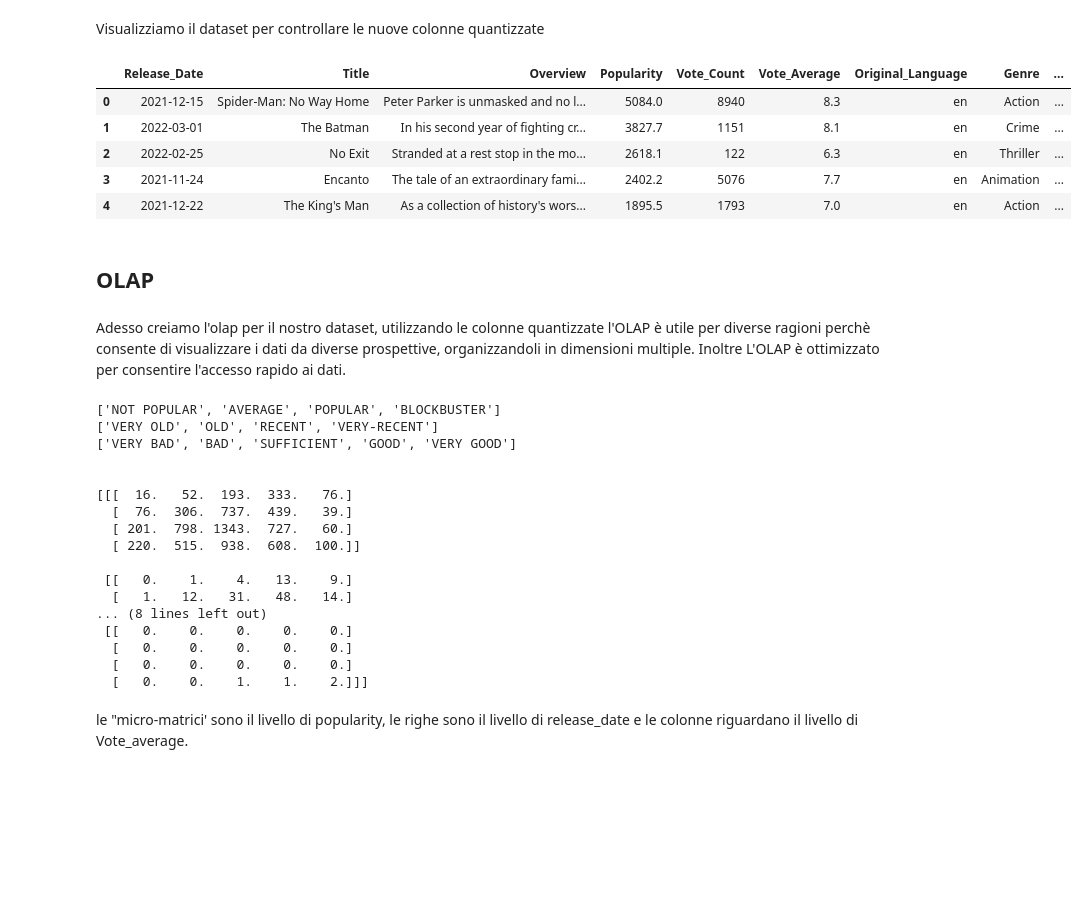
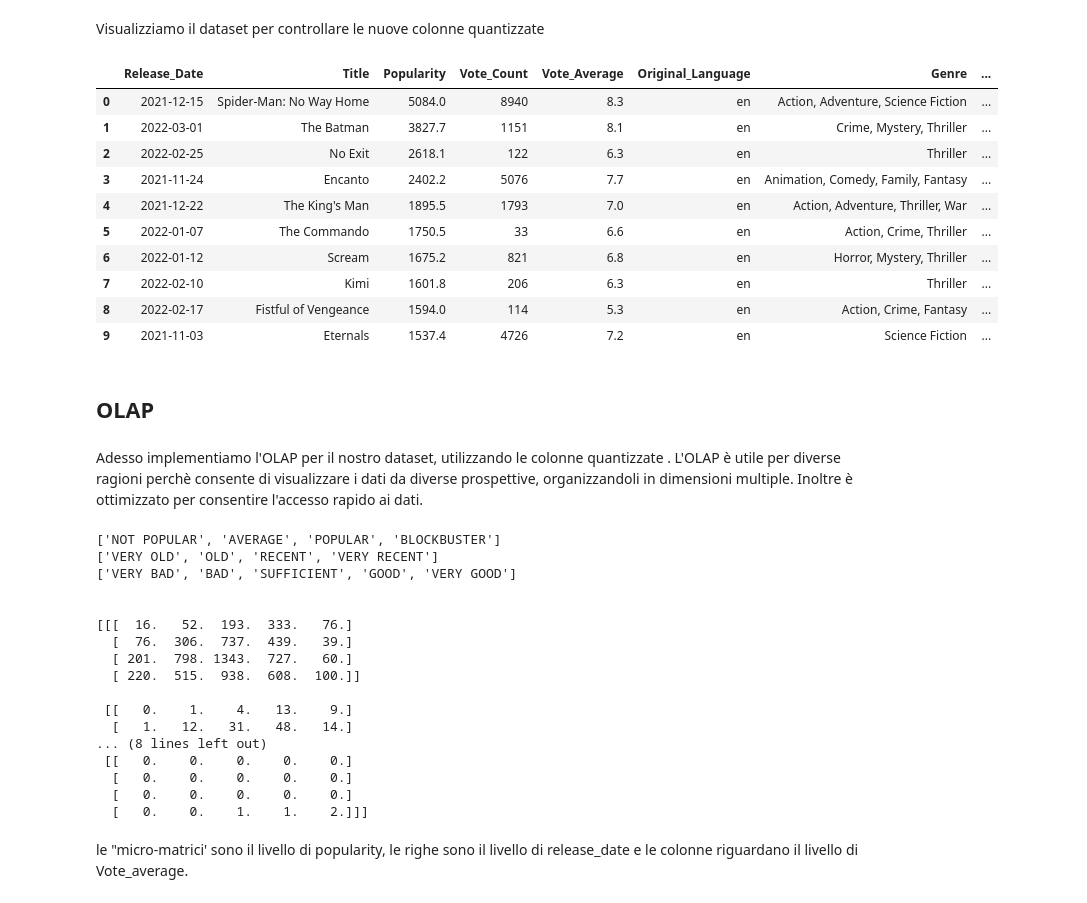
Before and after one commit to giampyhatesyou/Ids, a Jupyter notebook: pr.ipynb, the cells around one changed output. Cells and saved outputs as stored; diff of their text form; code cells hidden in the pictures; blank space fills up the shorter version.

```diff
--- a/pr.ipynb
+++ b/pr.ipynb
@@ -67,6 +66,9 @@ Procediamo con la prima parte dell'analisi, la pulizia del dataset, che ci perme
 #Togliamo poster_url
 dataset = dataset.drop('Poster_Url', axis=1)
 
+#Togliamo la colonna overview
+dataset = dataset.drop('Overview', axis=1)
+
 #troviamo i valori nulli nel dataset
 dataset.isnull().sum()
 # %% [output]
@@ -177,12 +186,10 @@ Quantizziamo anche popularity
 3. POPULAR = [60, 1999.9]
 4. BLOCKBUSTER = [2000, 5084]
 # %%
-quantize_release_date = ['VERY OLD', 'OLD', 'RECENT', 'VERY-RECENT']
+quantize_release_date = ['VERY OLD', 'OLD', 'RECENT', 'VERY RECENT']
 minimum = [1900, 1981, 2001, 2016]
 maximum = [1980, 2000, 2015, 2024]
 
-dataset.Release_Date = pd.to_datetime(dataset.Release_Date)
-dataset.dtypes
 for i in range(4):
     dataset.loc[dataset['Release_Date'].dt.year.between(minimum[i], maximum[i]), 'quant_Release_Date'] = quantize_release_date[i]
 # %%
@@ -210,19 +217,24 @@ for i in range(4):
 Visualizziamo il dataset per controllare le nuove colonne quantizzate
 # %%
 dataset.describe()
-dataset.head()
+dataset.head(10)
 # %% [output]
-|  | Release_Date | Title | Overview | Popularity | Vote_Count | Vote_Average | Original_Language | Genre | ... |
-| 0 | 2021-12-15 | Spider-Man: No Way Home | Peter Parker is unmasked and no l... | 5084.0 | 8940 | 8.3 | en | Action | ... |
-| 1 | 2022-03-01 | The Batman | In his second year of fighting cr... | 3827.7 | 1151 | 8.1 | en | Crime | ... |
-| 2 | 2022-02-25 | No Exit | Stranded at a rest stop in the mo... | 2618.1 | 122 | 6.3 | en | Thriller | ... |
-| 3 | 2021-11-24 | Encanto | The tale of an extraordinary fami... | 2402.2 | 5076 | 7.7 | en | Animation | ... |
-| 4 | 2021-12-22 | The King's Man | As a collection of history's wors... | 1895.5 | 1793 | 7.0 | en | Action | ... |
+|  | Release_Date | Title | Popularity | Vote_Count | Vote_Average | Original_Language | Genre | ... |
+| 0 | 2021-12-15 | Spider-Man: No Way Home | 5084.0 | 8940 | 8.3 | en | Action, Adventure, Science Fiction | ... |
+| 1 | 2022-03-01 | The Batman | 3827.7 | 1151 | 8.1 | en | Crime, Mystery, Thriller | ... |
+| 2 | 2022-02-25 | No Exit | 2618.1 | 122 | 6.3 | en | Thriller | ... |
+| 3 | 2021-11-24 | Encanto | 2402.2 | 5076 | 7.7 | en | Animation, Comedy, Family, Fantasy | ... |
+| 4 | 2021-12-22 | The King's Man | 1895.5 | 1793 | 7.0 | en | Action, Adventure, Thriller, War | ... |
+| 5 | 2022-01-07 | The Commando | 1750.5 | 33 | 6.6 | en | Action, Crime, Thriller | ... |
+| 6 | 2022-01-12 | Scream | 1675.2 | 821 | 6.8 | en | Horror, Mystery, Thriller | ... |
+| 7 | 2022-02-10 | Kimi | 1601.8 | 206 | 6.3 | en | Thriller | ... |
+| 8 | 2022-02-17 | Fistful of Vengeance | 1594.0 | 114 | 5.3 | en | Action, Crime, Fantasy | ... |
+| 9 | 2021-11-03 | Eternals | 1537.4 | 4726 | 7.2 | en | Science Fiction | ... |
 # %% [markdown]
 <h2>OLAP</h2>
 # %% [markdown]
-Adesso creiamo l'olap per il nostro dataset, utilizzando le colonne quantizzate
-l'OLAP è utile per diverse ragioni perchè consente di visualizzare i dati da diverse prospettive, organizzandoli in dimensioni multiple. Inoltre L'OLAP è ottimizzato per consentire l'accesso rapido ai dati.
+Adesso implementiamo l'OLAP per il nostro dataset, utilizzando le colonne quantizzate .
+L'OLAP è utile per diverse ragioni perchè consente di visualizzare i dati da diverse prospettive, organizzandoli in dimensioni multiple. Inoltre è ottimizzato per consentire l'accesso rapido ai dati.
 # %%
 OLAP = np.zeros((len(quantize_popularity), len(quantize_release_date), len(quantize_vote_average)))
 for z in range(0, len(quantize_popularity)):
@@ -240,7 +252,7 @@ print("\n")
 print(OLAP)
 # %% [output]
 ['NOT POPULAR', 'AVERAGE', 'POPULAR', 'BLOCKBUSTER']
-['VERY OLD', 'OLD', 'RECENT', 'VERY-RECENT']
+['VERY OLD', 'OLD', 'RECENT', 'VERY RECENT']
 ['VERY BAD', 'BAD', 'SUFFICIENT', 'GOOD', 'VERY GOOD']
 
 
```
Also changed, not shown: parts of 57 cells of this notebook.
